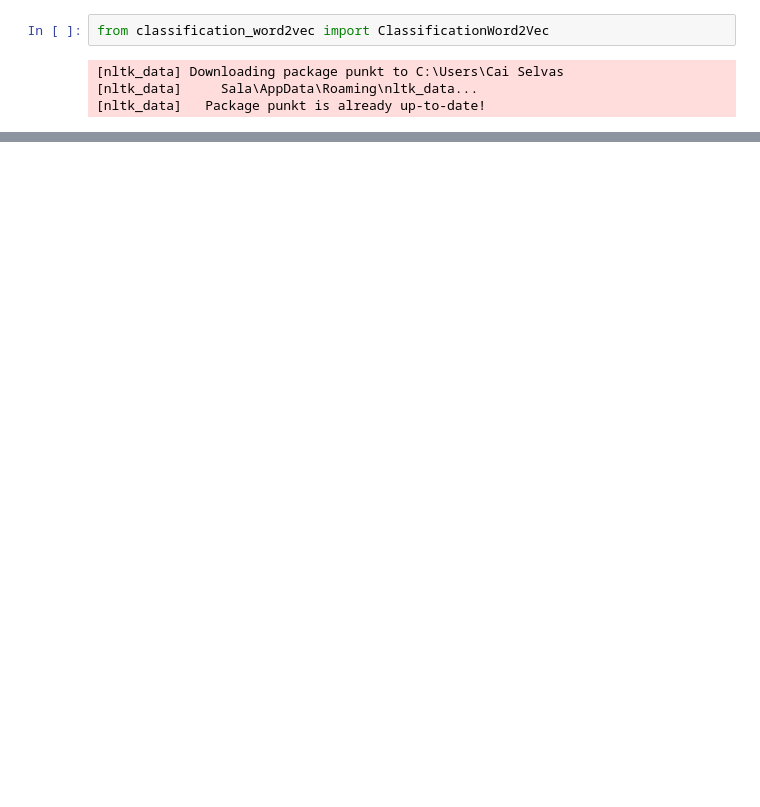
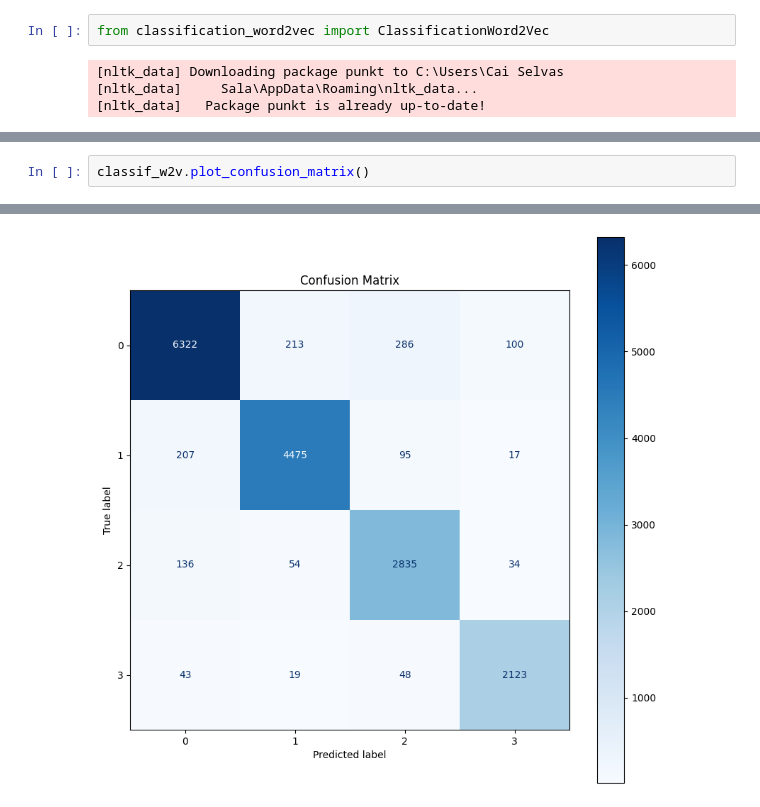
Before and after one commit to pauhidalgoo/word-embeddings, a Jupyter notebook: optional.ipynb, the cells around one changed output, grey strips where cells are left out. Drawn from its saved outputs; the diff is of its cells as text; blank space fills up the shorter version.

Commit message:
ADD confusion matrix

```diff
--- a/optional.ipynb
+++ b/optional.ipynb
@@ -60,0 +69,3 @@ Test accuracy: 0.930734395980835
+# %%
+classif_w2v.plot_confusion_matrix()
+# %% [output]
@@ -60,0 +73 @@ Test accuracy: 0.930734395980835
+[figure, added]
```
Also changed, not shown: parts of 6 cells of this notebook, 1 other file.
